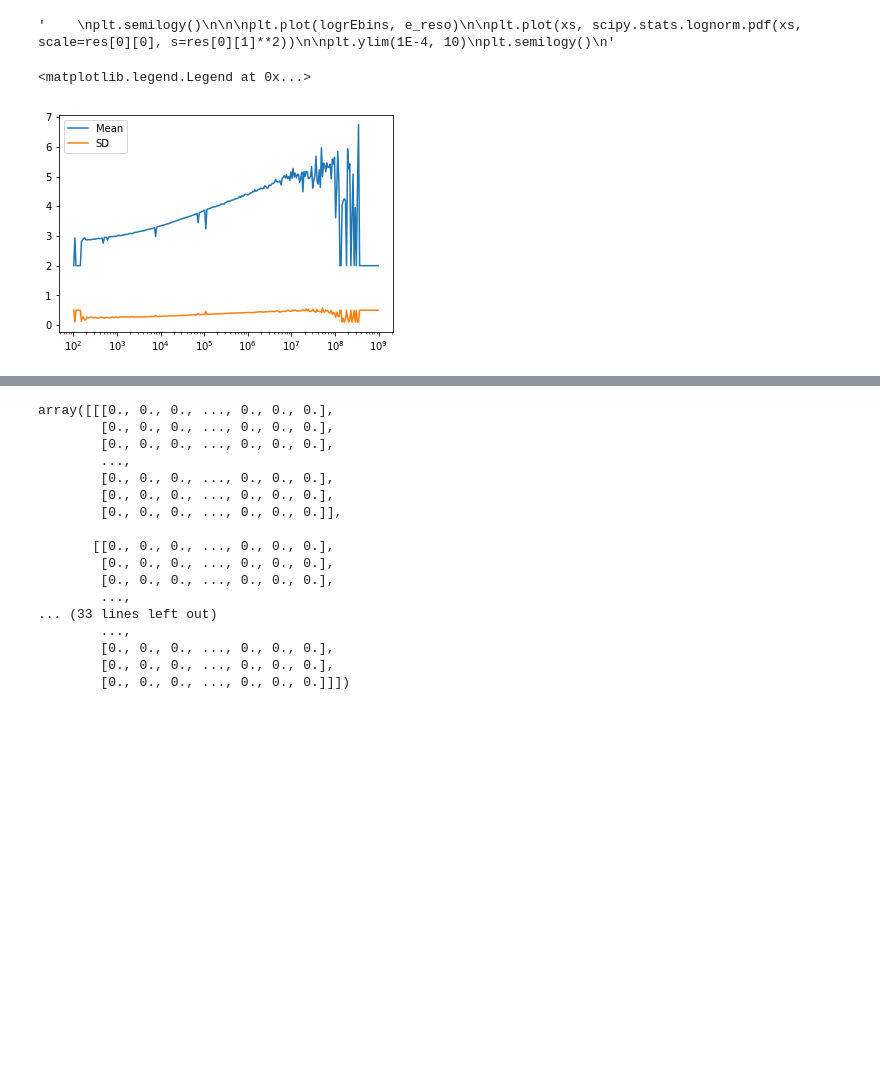
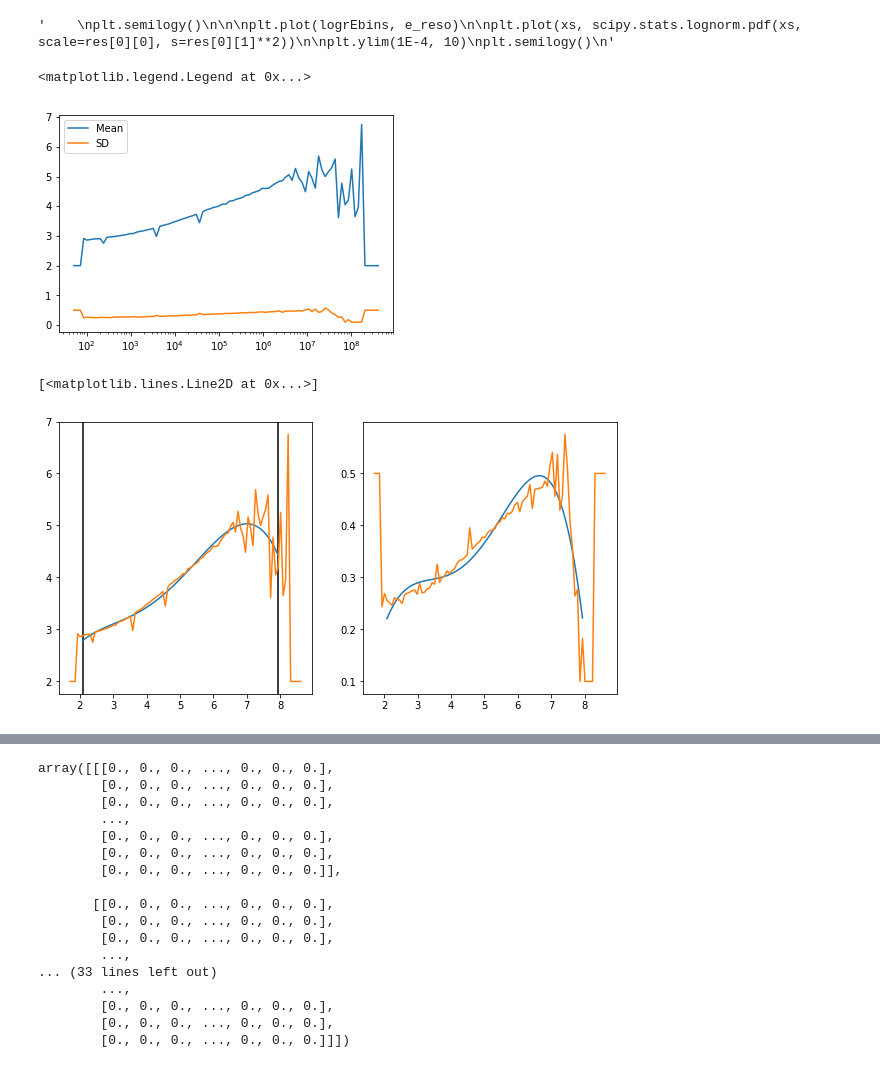
Before and after one commit to specktakel/hierarchical_nu, a Jupyter notebook: dev/statistical_model/4_tracks_and_cascades/aeff_calculator/track_energy_resolution.ipynb, the cells around one changed output, grey strips where cells are left out. Saved outputs shown, nothing was run; the diff lists cells and outputs as text; code cells hidden in the pictures; blank space fills up the shorter version.

```diff
--- a/dev/statistical_model/4_tracks_and_cascades/aeff_calculator/track_energy_resolution.ipynb
+++ b/dev/statistical_model/4_tracks_and_cascades/aeff_calculator/track_energy_resolution.ipynb
@@ -85,8 +88,30 @@ fit_params = np.asarray(fit_params)
 # %%
-plt.plot(tE_binc, fit_params[:, 0], label="Mean")
-plt.plot(tE_binc, fit_params[:, 1], label="SD")
+plt.plot(rebinned_binc, fit_params[:, 0], label="Mean")
+plt.plot(rebinned_binc, fit_params[:, 1], label="SD")
 plt.semilogx()
 plt.legend()
 # %% [output]
 <matplotlib.legend.Legend at 0x...>
-[figure, old version]
+[figure, new version]
+# %%
+fig, axs = plt.subplots(1,2, figsize=(10,5))
+
+imin = 5
+imax = -10
+polydeg = 4
+#imin = 20
+#imax = 210
+
+axs[0].axvline(np.log10(rebinned_binc[imin]), color="k")
+axs[0].axvline(np.log10(rebinned_binc[imax]), color="k")
+xs = np.linspace(*np.log10(rebinned_binc[[imin, imax]]), num=100)
+params_mu = np.polyfit(np.log10(rebinned_binc)[imin:imax], fit_params[:, 0][imin:imax], polydeg)
+axs[0].plot(xs, np.poly1d(params_mu)(xs))
+axs[0].plot(np.log10(rebinned_binc), fit_params[:, 0], label="Mean")
+
+params_sigma = np.polyfit(np.log10(rebinned_binc)[imin:imax], fit_params[:, 1][imin:imax], polydeg)
+axs[1].plot(xs, np.poly1d(params_sigma)(xs))
+axs[1].plot(np.log10(rebinned_binc), fit_params[:, 1], label="SD")
+# %% [output]
+[<matplotlib.lines.Line2D at 0x...>]
+[figure, added]
```
Also changed, not shown: parts of 5 cells of this notebook.
